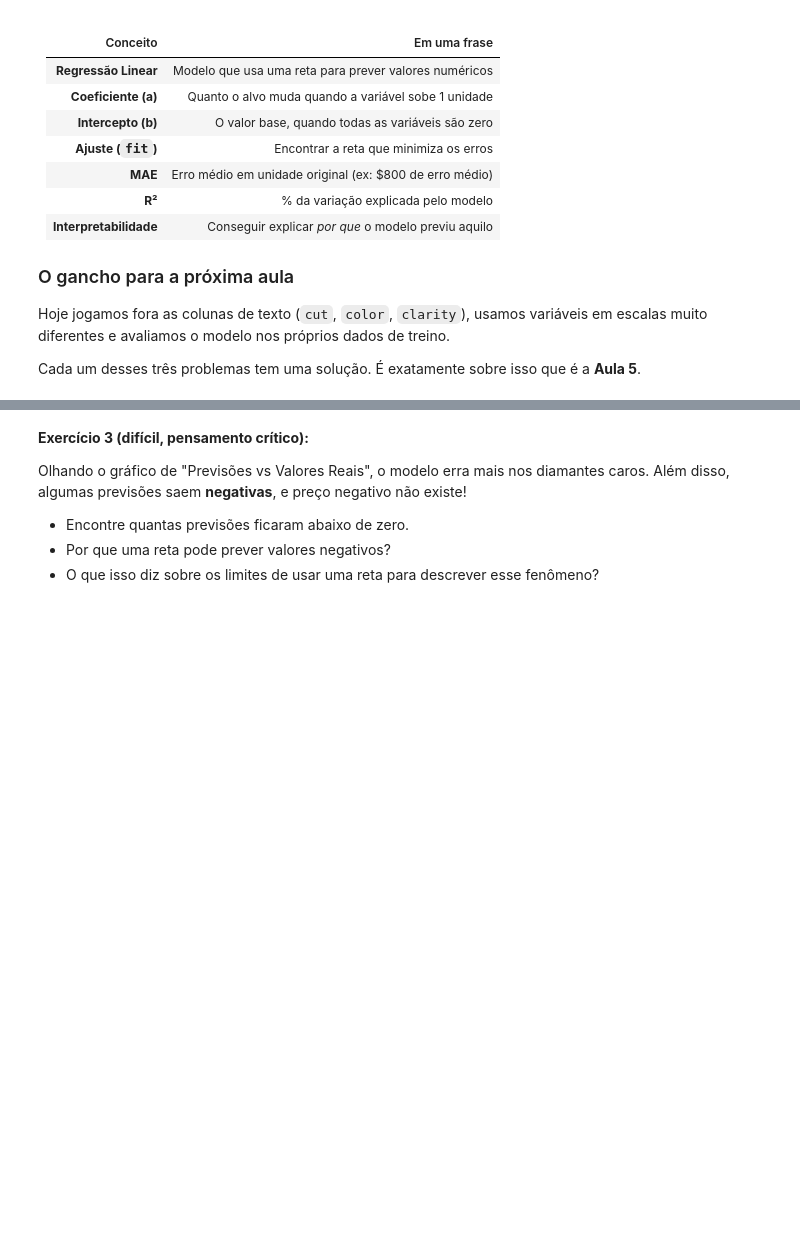
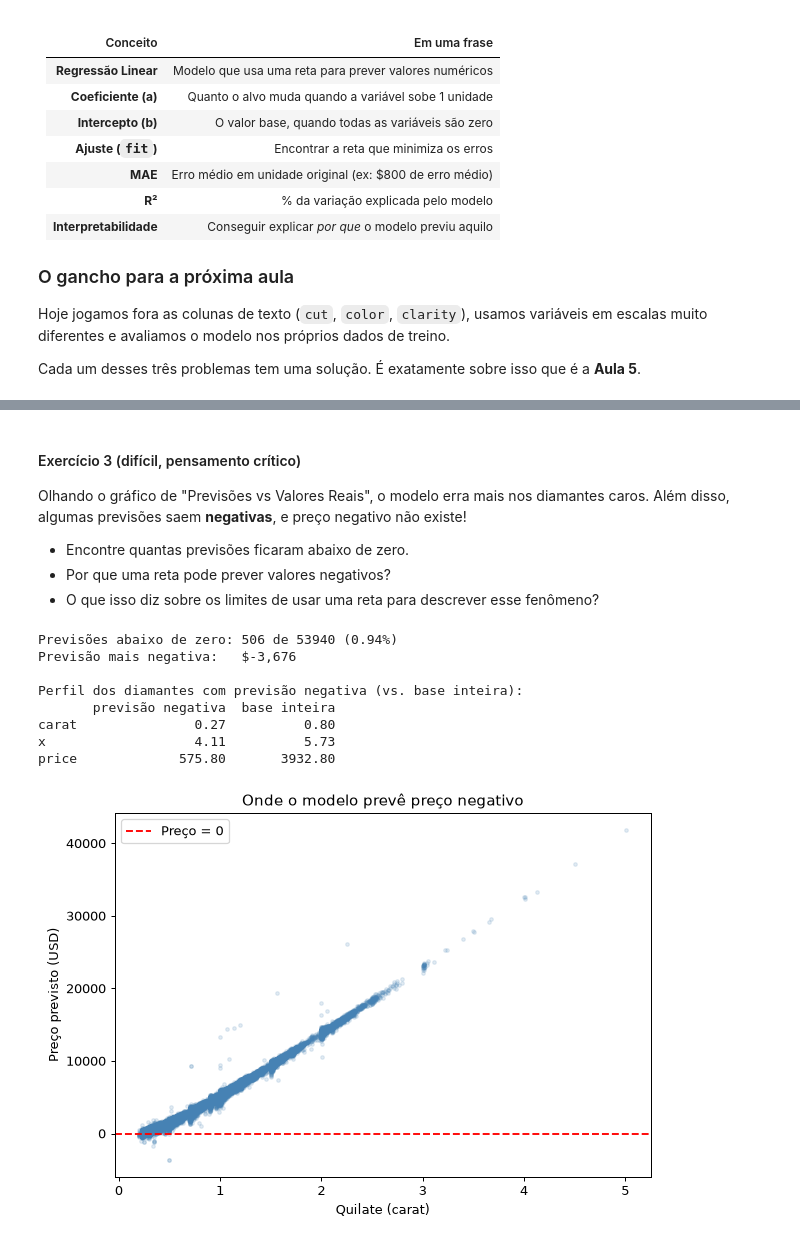
Before and after one commit to Insper-Data/ciclo-basico, a Jupyter notebook: Gabaritos/Aula 4/aula4_gabarito.ipynb, the cells around one changed output, grey strips where cells are left out. Saved outputs shown, nothing was run; the diff lists cells and outputs as text; code cells hidden in the pictures; blank space fills up the shorter version.

```diff
--- a/Gabaritos/Aula 4/aula4_gabarito.ipynb
+++ b/Gabaritos/Aula 4/aula4_gabarito.ipynb
@@ -401,5 +550,5 @@ Treine o modelo usando **apenas** `carat`, `depth` e `table` (sem `x`, `y`, `z`)
 # %% [markdown]
-**Exercício 3 (difícil, pensamento crítico):**
+#### Exercício 3 (difícil, pensamento crítico)
 
 Olhando o gráfico de "Previsões vs Valores Reais", o modelo erra mais nos diamantes caros. Além
 disso, algumas previsões saem **negativas**, e preço negativo não existe!
@@ -408,4 +557,37 @@ disso, algumas previsões saem **negativas**, e preço negativo não existe!
 * Por que uma reta pode prever valores negativos?
 * O que isso diz sobre os limites de usar uma reta para descrever esse fenômeno?
 # %%
-# Exercício 3 — Seu código aqui
+# Exercício 3 - previsões negativas
+negativas = y_pred < 0
+
+print(f"Previsões abaixo de zero: {negativas.sum()} de {len(y_pred)} ({negativas.mean():.2%})")
+print(f"Previsão mais negativa:   ${y_pred.min():,.0f}")
+print()
+
+# Como são os diamantes que receberam previsão negativa?
+print("Perfil dos diamantes com previsão negativa (vs. base inteira):")
+comparacao_neg = pd.DataFrame({
+    'previsão negativa': df.loc[negativas, ['carat', 'x', 'price']].mean(),
+    'base inteira':      df[['carat', 'x', 'price']].mean(),
+}).round(2)
+print(comparacao_neg.to_string())
+
+plt.figure(figsize=(7, 5))
+plt.scatter(df['carat'], y_pred, alpha=0.15, color='steelblue', s=8)
+plt.axhline(0, color='red', linestyle='--', linewidth=1.5, label='Preço = 0')
+plt.title('Onde o modelo prevê preço negativo')
+plt.xlabel('Quilate (carat)')
+plt.ylabel('Preço previsto (USD)')
+plt.legend()
+plt.tight_layout()
+plt.show()
+# %% [output]
+Previsões abaixo de zero: 506 de 53940 (0.94%)
+Previsão mais negativa:   $-3,676
+
+Perfil dos diamantes com previsão negativa (vs. base inteira):
+       previsão negativa  base inteira
+carat               0.27          0.80
+x                   4.11          5.73
+price             575.80       3932.80
+[figure, added]
```
Also changed, not shown: parts of 19 cells of this notebook, 6 other files.
